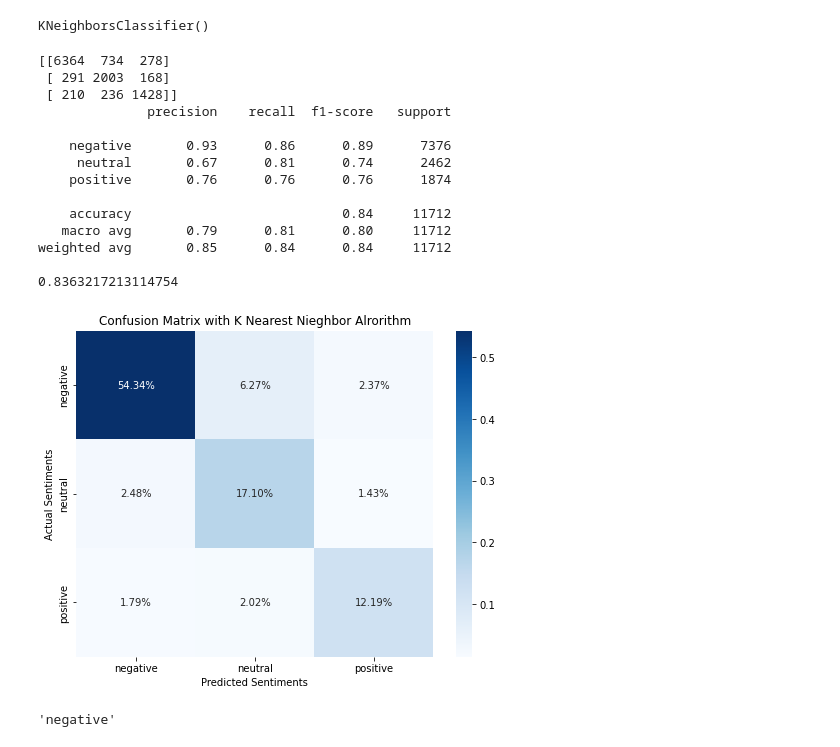
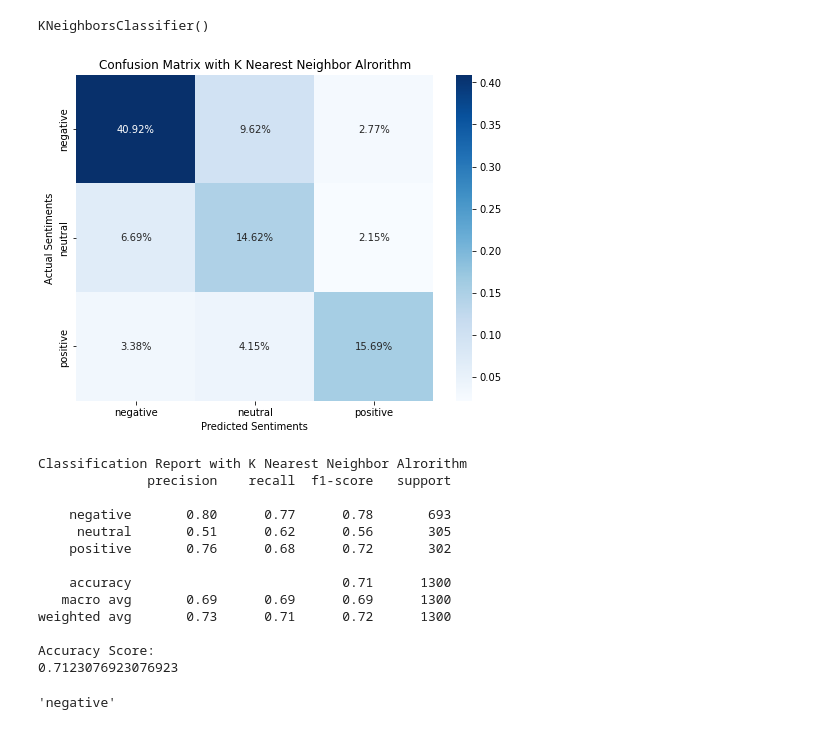
Before and after one commit to contactparvendra/EmailSentimentPrediction, a Jupyter notebook: PredictionModel/PredictionModel.ipynb, the cells around one changed output. Drawn from its saved outputs; the diff is of its cells as text; code cells hidden in the pictures.

```diff
--- a/PredictionModel/PredictionModel.ipynb
+++ b/PredictionModel/PredictionModel.ipynb
@@ -70,5 +79,5 @@ pprint.pprint(mycol_clean.find_one())
 # %%
-for doc in mycol_clean.find(no_cursor_timeout=True):
+for doc in mycol.find(no_cursor_timeout=True):
             pk = ObjectId(str(doc.get("_id")))
             t = doc.get('text')
             if t:
@@ -89,9 +98,9 @@ for doc in mycol_clean.find(no_cursor_timeout=True):
             for i in special_char:
                 t = t.replace(i, '')
 
-            mycol_clean.update_one({"_id": pk}, {"$set":{"text":t}})
+            mycol.update_one({"_id": pk}, {"$set":{"text":t}})
 # %%
-tweets_Analysis_clean= pd.DataFrame(list(mycol_clean.find()))
+tweets_Analysis_clean= pd.DataFrame(list(mycol.find()))
 # %%
 tweets_Analysis_clean.head()
 # %% [output]
@@ -115,6 +124,6 @@ plt.rcParams["figure.figsize"] = plot_size
 # %%
-features = tweets_Analysis_clean.iloc[:, 2].values
-labels = tweets_Analysis_clean.iloc[:, 1].values
+features = tweets_Analysis_clean.iloc[:, 11].values
+labels = tweets_Analysis_clean.iloc[:, 2].values
 # %%
 processed_features = []
 
@@ -215,38 +227,36 @@ KNN.fit(X_train, y_train)
 KNeighborsClassifier()
 # %%
 predictions = KNN.predict(X_test)
-# %%
-print(confusion_matrix(y_test,predictions))
-print(classification_report(y_test,predictions))
-print(accuracy_score(y_test, predictions))
-# %% [output]
-[[6364  734  278]
- [ 291 2003  168]
- [ 210  236 1428]]
-              precision    recall  f1-score   support
-
-    negative       0.93      0.86      0.89      7376
-     neutral       0.67      0.81      0.74      2462
-    positive       0.76      0.76      0.76      1874
-
-    accuracy                           0.84     11712
-   macro avg       0.79      0.81      0.80     11712
-weighted avg       0.85      0.84      0.84     11712
-
-0.8363217213114754
 # %%
-import seaborn as sns
 cf_matrix = confusion_matrix(y_test,predictions)
 ax = sns.heatmap(cf_matrix/np.sum(cf_matrix), annot=True,
             fmt='.2%', cmap='Blues')
 ax.xaxis.set_ticklabels(['negative', 'neutral', 'positive'])
 ax.yaxis.set_ticklabels(['negative', 'neutral', 'positive'])
-ax.set_title('Confusion Matrix with K Nearest Nieghbor Alrorithm');
+ax.set_title('Confusion Matrix with K Nearest Neighbor Alrorithm');
 ax.set_xlabel('Predicted Sentiments')
 ax.set_ylabel('Actual Sentiments');
 plt.show()
+
+print('Classification Report with K Nearest Neighbor Alrorithm')
+print(classification_report(y_test,predictions))
+print('Accuracy Score: ')
+print(accuracy_score(y_test, predictions))
 # %% [output]
-[figure, old version]
+[figure, new version]
+Classification Report with K Nearest Neighbor Alrorithm
+              precision    recall  f1-score   support
+
+    negative       0.80      0.77      0.78       693
+     neutral       0.51      0.62      0.56       305
+    positive       0.76      0.68      0.72       302
+
+    accuracy                           0.71      1300
+   macro avg       0.69      0.69      0.69      1300
+weighted avg       0.73      0.71      0.72      1300
+
+Accuracy Score:
+0.7123076923076923
 # %%
 def predict_sentiment(text):
     s_features = []
```
Also changed, not shown: parts of 10 cells of this notebook, 2 other files.
